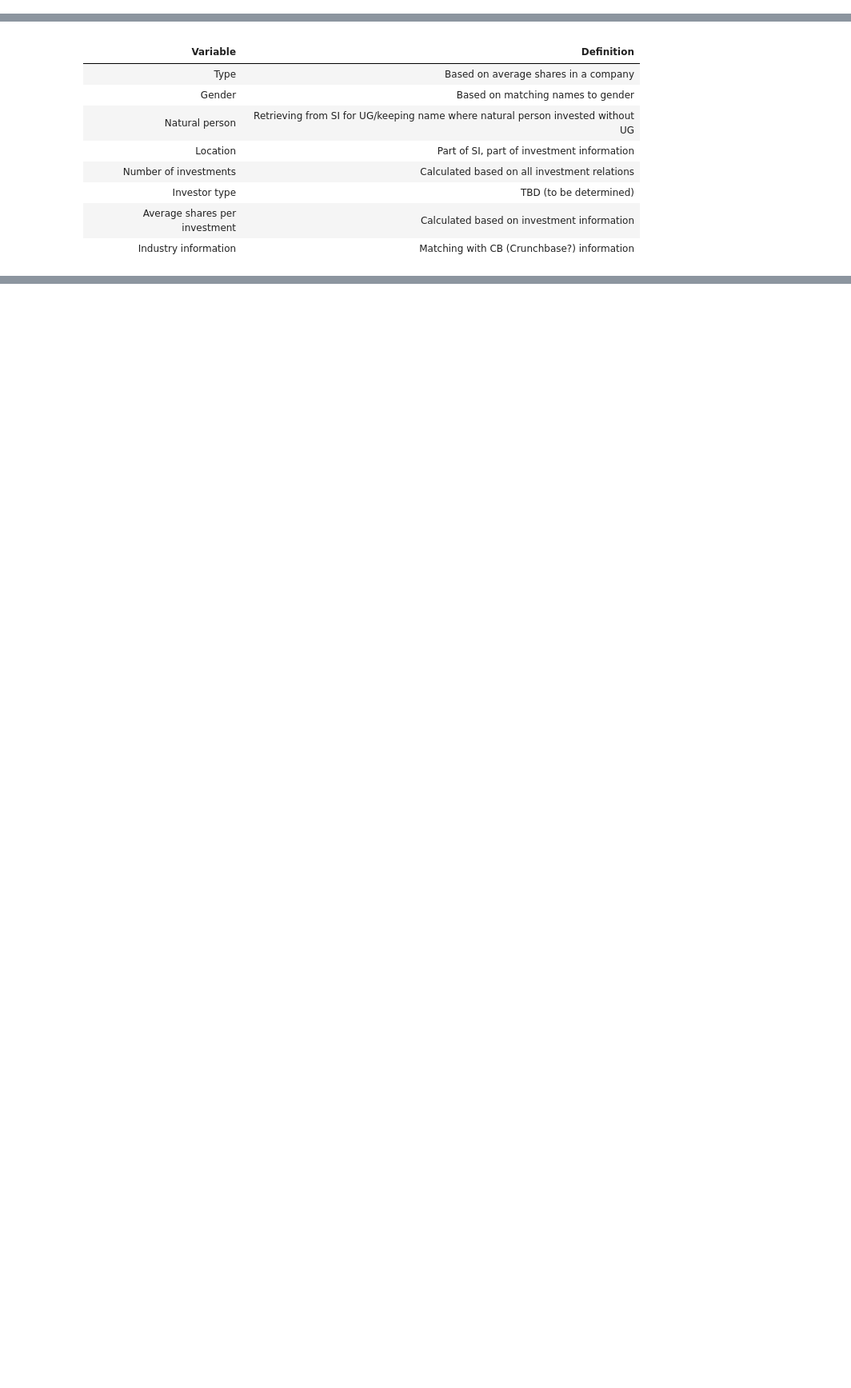
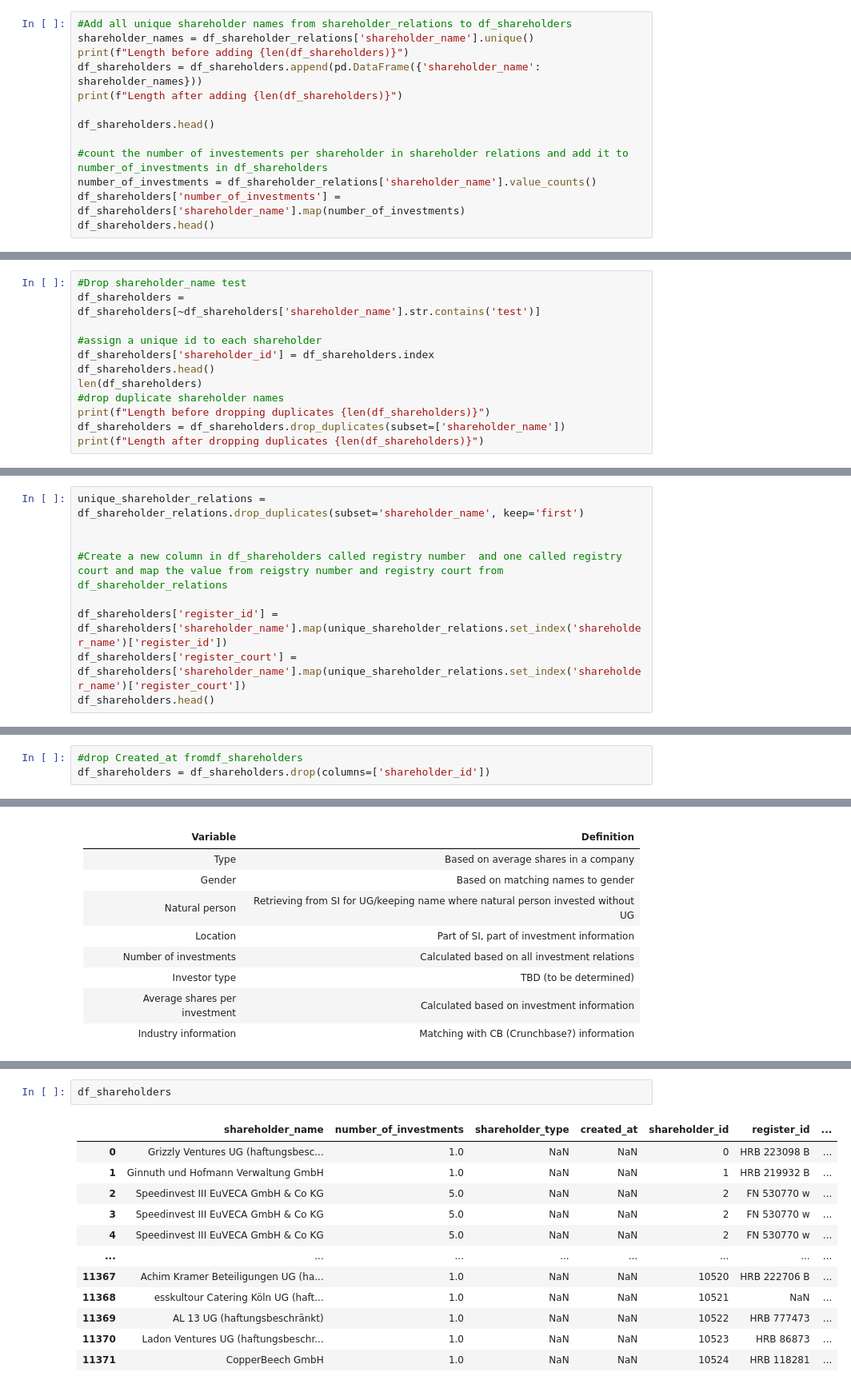
Before and after one commit to annabellscha/cr_exploration, a Jupyter notebook: notebooks/data_cleaning.ipynb, the cells around one changed output, grey strips where cells are left out. Shown at 80% size. Saved outputs shown, nothing was run; the diff lists cells and outputs as text; blank space fills up the shorter version.

Commit message:
quick test

```diff
--- a/notebooks/data_cleaning.ipynb
+++ b/notebooks/data_cleaning.ipynb
@@ -108,0 +133,13 @@ print(df_shareholder_names_cleaned)
+# %%
+#Add all unique shareholder names from shareholder_relations to df_shareholders
+shareholder_names = df_shareholder_relations['shareholder_name'].unique()
+print(f"Length before adding {len(df_shareholders)}")
+df_shareholders = df_shareholders.append(pd.DataFrame({'shareholder_name': shareholder_names}))
+print(f"Length after adding {len(df_shareholders)}")
+
+df_shareholders.head()
+
+#count the number of investements per shareholder in shareholder relations and add it to number_of_investments in df_shareholders
+number_of_investments = df_shareholder_relations['shareholder_name'].value_counts()
+df_shareholders['number_of_investments'] = df_shareholders['shareholder_name'].map(number_of_investments)
+df_shareholders.head()
@@ -108,0 +155,12 @@ print(df_shareholder_names_cleaned)
+# %%
+#Drop shareholder_name test
+df_shareholders = df_shareholders[~df_shareholders['shareholder_name'].str.contains('test')]
+
+#assign a unique id to each shareholder
+df_shareholders['shareholder_id'] = df_shareholders.index
+df_shareholders.head()
+len(df_shareholders)
+#drop duplicate shareholder names
+print(f"Length before dropping duplicates {len(df_shareholders)}")
+df_shareholders = df_shareholders.drop_duplicates(subset=['shareholder_name'])
+print(f"Length after dropping duplicates {len(df_shareholders)}")
@@ -108,0 +170,9 @@ print(df_shareholder_names_cleaned)
+# %%
+unique_shareholder_relations = df_shareholder_relations.drop_duplicates(subset='shareholder_name', keep='first')
+
+
+#Create a new column in df_shareholders called registry number  and one called registry court and map the value from reigstry number and registry court from df_shareholder_relations
+
+df_shareholders['register_id'] = df_shareholders['shareholder_name'].map(unique_shareholder_relations.set_index('shareholder_name')['register_id'])
+df_shareholders['register_court'] = df_shareholders['shareholder_name'].map(unique_shareholder_relations.set_index('shareholder_name')['register_court'])
+df_shareholders.head()
@@ -303,0 +225,3 @@ See the caveats in the documentation: https://pandas.pydata.org/pandas-docs/stab
+# %%
+#drop Created_at fromdf_shareholders
+df_shareholders = df_shareholders.drop(columns=['shareholder_id'])
@@ -389,0 +292,15 @@ print(df_shareholders)
+# %%
+df_shareholders
+# %% [output]
+|  | shareholder_name | number_of_investments | shareholder_type | created_at | shareholder_id | register_id | ... |
+| 0 | Grizzly Ventures UG (haftungsbesc... | 1.0 | NaN | NaN | 0 | HRB 223098 B | ... |
+| 1 | Ginnuth und Hofmann Verwaltung GmbH | 1.0 | NaN | NaN | 1 | HRB 219932 B | ... |
+| 2 | Speedinvest III EuVECA GmbH & Co KG | 5.0 | NaN | NaN | 2 | FN 530770 w | ... |
+| 3 | Speedinvest III EuVECA GmbH & Co KG | 5.0 | NaN | NaN | 2 | FN 530770 w | ... |
+| 4 | Speedinvest III EuVECA GmbH & Co KG | 5.0 | NaN | NaN | 2 | FN 530770 w | ... |
+| ... | ... | ... | ... | ... | ... | ... | ... |
+| 11367 | Achim Kramer Beteiligungen UG (ha... | 1.0 | NaN | NaN | 10520 | HRB 222706 B | ... |
+| 11368 | esskultour Catering Köln UG (haft... | 1.0 | NaN | NaN | 10521 | NaN | ... |
+| 11369 | AL 13 UG (haftungsbeschränkt) | 1.0 | NaN | NaN | 10522 | HRB 777473 | ... |
+| 11370 | Ladon Ventures UG (haftungsbeschr... | 1.0 | NaN | NaN | 10523 | HRB 86873 | ... |
+| 11371 | CopperBeech GmbH | 1.0 | NaN | NaN | 10524 | HRB 118281 | ... |
```
Also changed, not shown: parts of 31 cells of this notebook, 28 other files.
